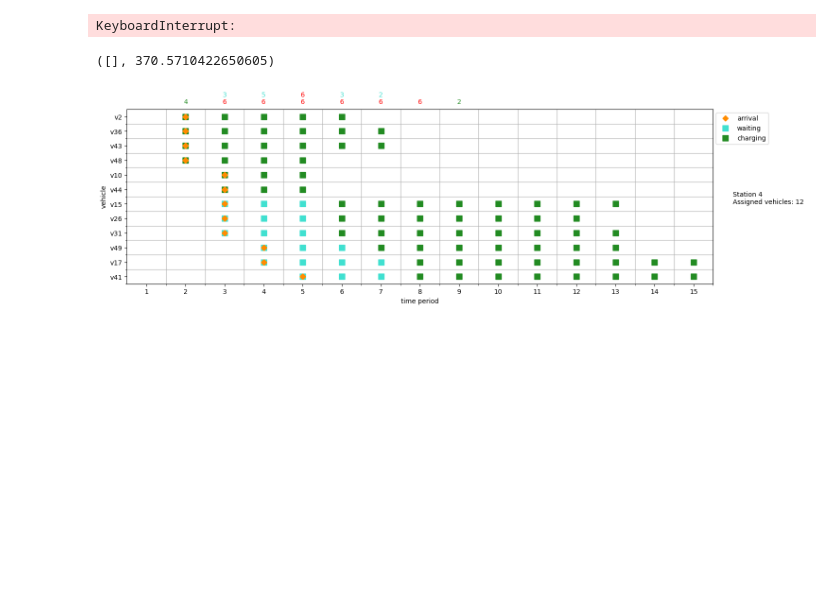
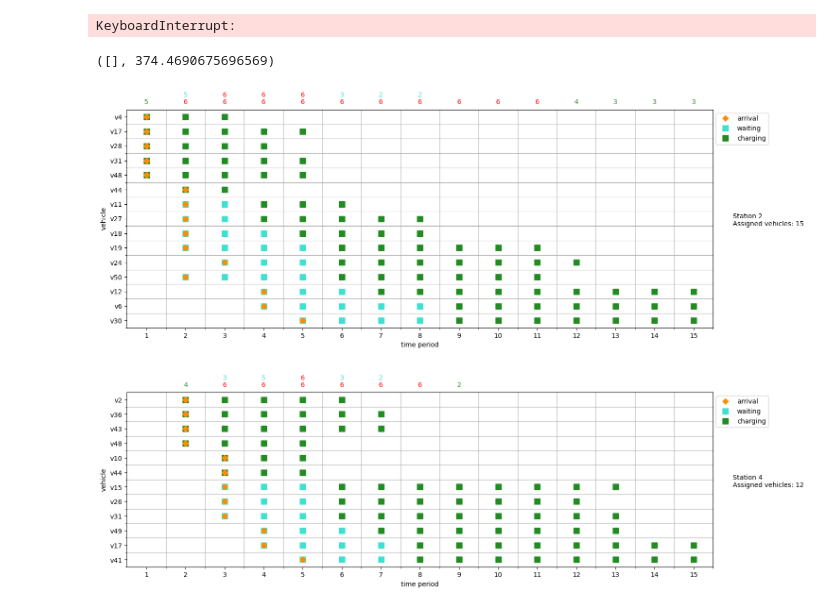
Before and after one commit to juanbeta98/MOPTA-23, a Jupyter notebook: Scheduling.ipynb, the cells around one changed output. Cells and saved outputs as stored; diff of their text form; code cells hidden in the pictures; blank space fills up the shorter version.

Commit message:
Second Stage Scheduling Formulation

```diff
--- a/Scheduling.ipynb
+++ b/Scheduling.ipynb
@@ -10,8 +10,8 @@ from scipy.stats import truncnorm
 from scipy.sparse import csr_matrix
 from time import time
 # %%
-path = "C:/Users/jp.rodriguezr2/OneDrive - Universidad de los Andes/Documentos/MOPTA-23/Data/"
-#path = "C:/Users/ari_r/OneDrive - Universidad de los Andes/Documentos/MOPTA-23/Data/"
+#path = "C:/Users/jp.rodriguezr2/OneDrive - Universidad de los Andes/Documentos/MOPTA-23/Data/"
+path = "C:/Users/ari_r/OneDrive - Universidad de los Andes/Documentos/MOPTA-23/Data/"
 vehicles = pd.read_csv(path+'MOPTA2023_car_locations.csv', sep = ',', header = None)
 # %%
 stations = pd.read_csv(path+"fuel_stations.csv")
@@ -228,7 +228,7 @@ def plot_scheduling_s(s):
         i += 1
 
     for t in T:
-        util = int(round(sum(stations[s][v][0][t] for v in stations[s] if t >= a[v,s] and t + k[v,s] - 1 <= T[-1])))
+        util = int(round(sum(stations[s][v][0][t] for v in stations[s] if t >= a[v,s])))
         if util == y[s]: col = "red";
         else: col = col_charg
         if util > 0:
@@ -531,7 +531,7 @@ KeyboardInterrupt:
 # %%
 infeasible, objScheduling
 # %% [output]
-([], 370.5710422650605)
+([], 374.4690675696569)
 # %%
 infeasibleMP,objMP
 # %%
@@ -567,7 +567,9 @@ ax.text(x=len(objs)-20,y=max(objs)-90,s=f"LP DW = {round(objs[-1],2)}")
 ax.set_xlabel("Iteration")
 ax.set_ylabel("Z")
 # %%
-plot_scheduling_s(1)
+plot_scheduling_s(2)
+# %% [output]
+[figure, added]
 # %%
 costs_z = {s:{v:cd*d[v,s]+cc*p[v,s] if d[v,s] <= r[v] else 270*(cd+cc) for v in V} for s in S}
 # %%
```
Also changed, not shown: parts of 1 cell of this notebook, 2 other files.
